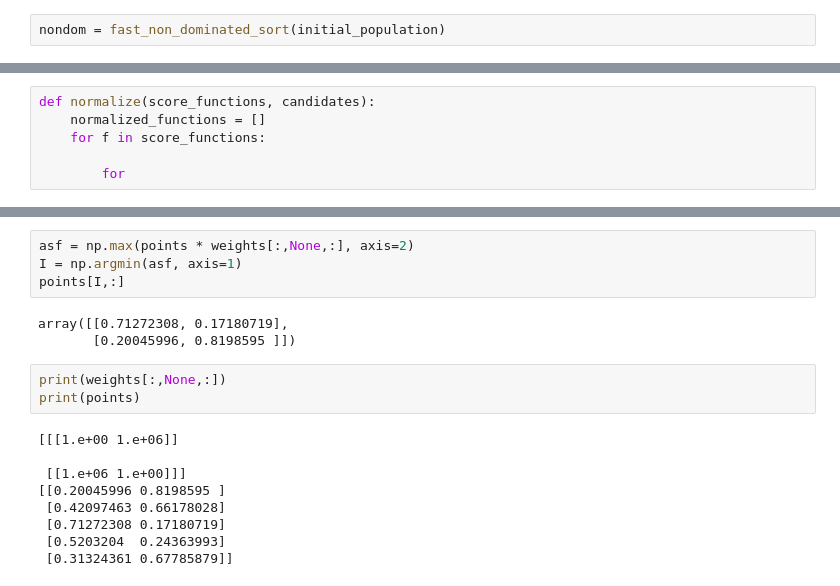
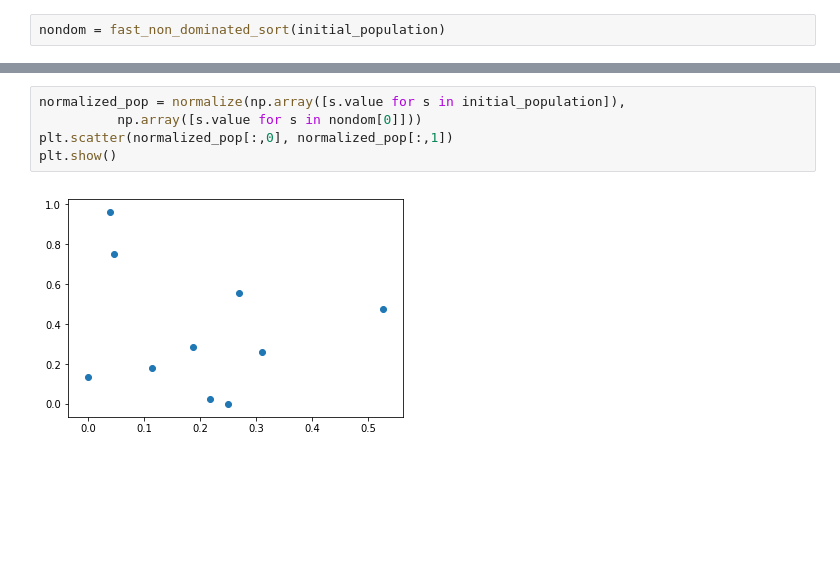
Before and after one commit to Shynar88/Kapellmeister-Multi-Objective-Optimization-of-Container-Allocation-and-Rescheduling-with-GA, a Jupyter notebook: nsga_3/nsga_3.ipynb, the cells around one changed output, grey strips where cells are left out. Cells and saved outputs as stored; diff of their text form; blank space fills up the shorter version.

```diff
--- a/nsga_3/nsga_3.ipynb
+++ b/nsga_3/nsga_3.ipynb
@@ -98,6 +157,0 @@ get_reference_points(4)
-# %%
-def normalize(score_functions, candidates):
-    normalized_functions = []
-    for f in score_functions:
-
-        for
@@ -114,19 +158,7 @@ array([[1.e+00, 1.e+06],
-# %%
-asf = np.max(points * weights[:,None,:], axis=2)
-I = np.argmin(asf, axis=1)
-points[I,:]
-# %% [output]
-array([[0.71272308, 0.17180719],
-       [0.20045996, 0.8198595 ]])
-# %%
-print(weights[:,None,:])
-print(points)
-# %% [output]
-[[[1.e+00 1.e+06]]
-
- [[1.e+06 1.e+00]]]
-[[0.20045996 0.8198595 ]
- [0.42097463 0.66178028]
- [0.71272308 0.17180719]
- [0.5203204  0.24363993]
- [0.31324361 0.67785879]]
+# %%
+normalized_pop = normalize(np.array([s.value for s in initial_population]),
+          np.array([s.value for s in nondom[0]]))
+plt.scatter(normalized_pop[:,0], normalized_pop[:,1])
+plt.show()
+# %% [output]
+[figure, added]
```
Also changed, not shown: parts of 25 cells of this notebook, 1 other file.
